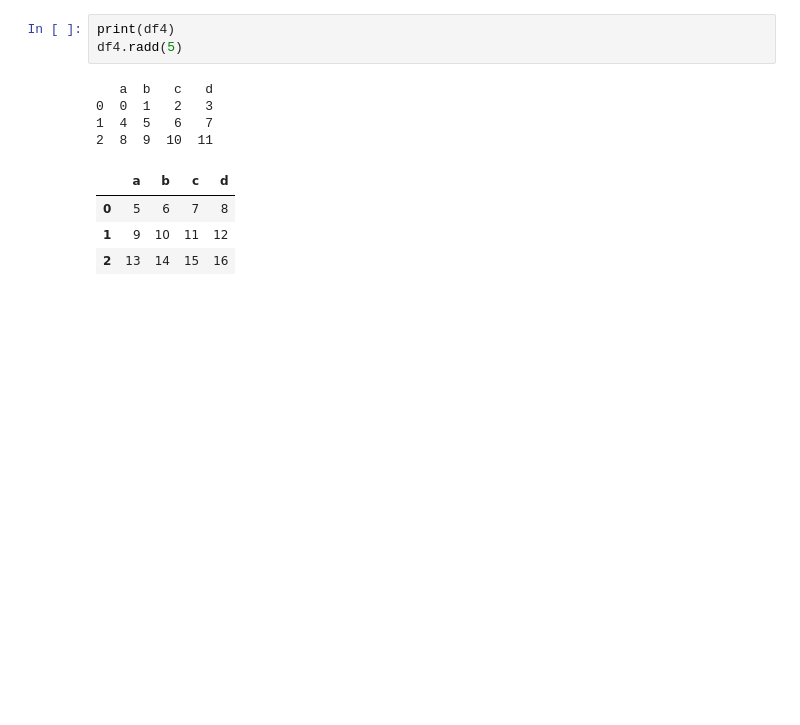
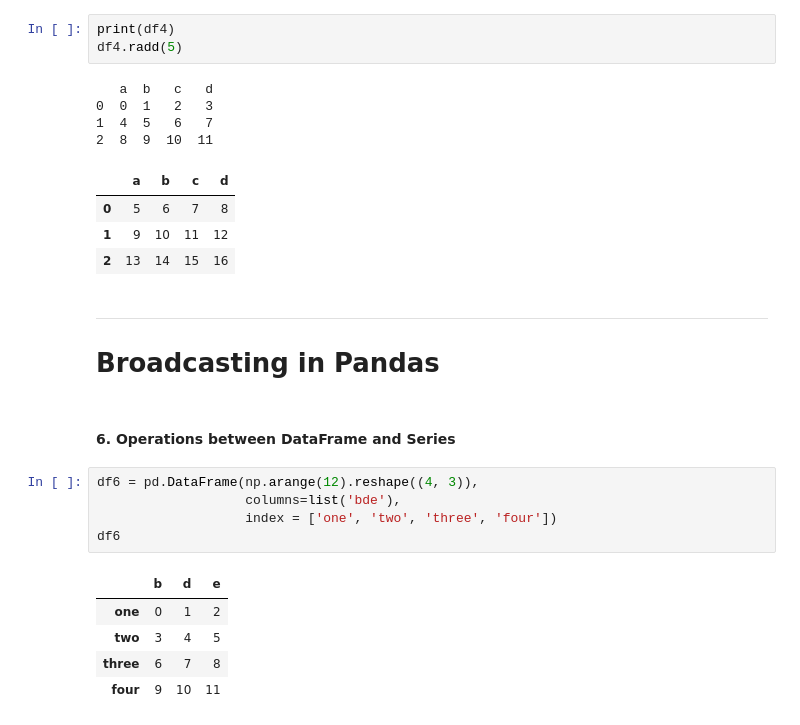
Before and after one commit to Siukhan/CodingByIrfan, a Jupyter notebook: day_13/pandas_essential.ipynb, the cells around one changed output. Cells and saved outputs as stored; diff of their text form; blank space fills up the shorter version.

Commit message:
broadcasting

```diff
--- a/day_13/pandas_essential.ipynb
+++ b/day_13/pandas_essential.ipynb
@@ -494,3 +494,19 @@ df4.radd(5)
 | 0 | 5 | 6 | 7 | 8 |
 | 1 | 9 | 10 | 11 | 12 |
 | 2 | 13 | 14 | 15 | 16 |
+# %% [markdown]
+---
+# Broadcasting in Pandas
+# %% [markdown]
+#### 6. Operations between DataFrame and Series
+# %%
+df6 = pd.DataFrame(np.arange(12).reshape((4, 3)),
+                   columns=list('bde'),
+                   index = ['one', 'two', 'three', 'four'])
+df6
+# %% [output]
+|  | b | d | e |
+| one | 0 | 1 | 2 |
+| two | 3 | 4 | 5 |
+| three | 6 | 7 | 8 |
+| four | 9 | 10 | 11 |
```
Also changed, not shown: parts of 9 cells of this notebook.
